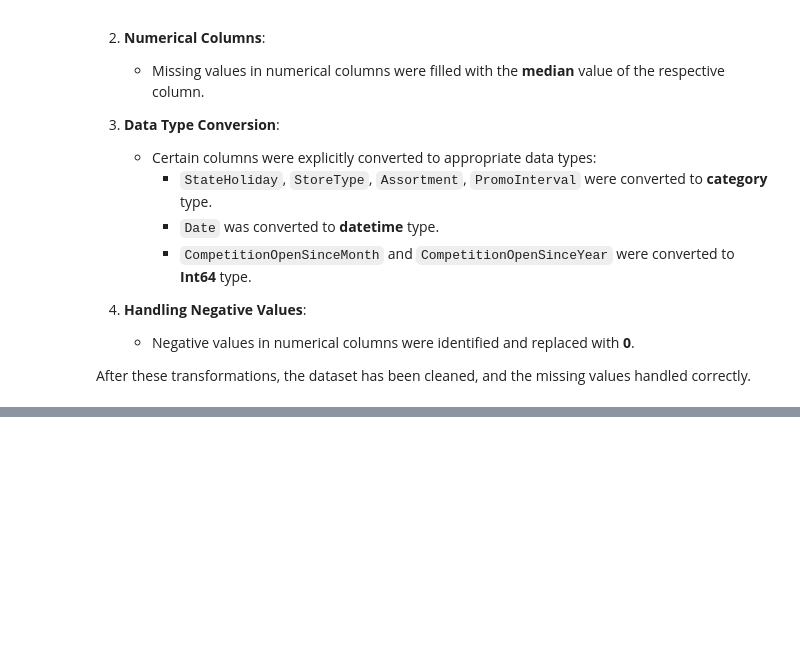
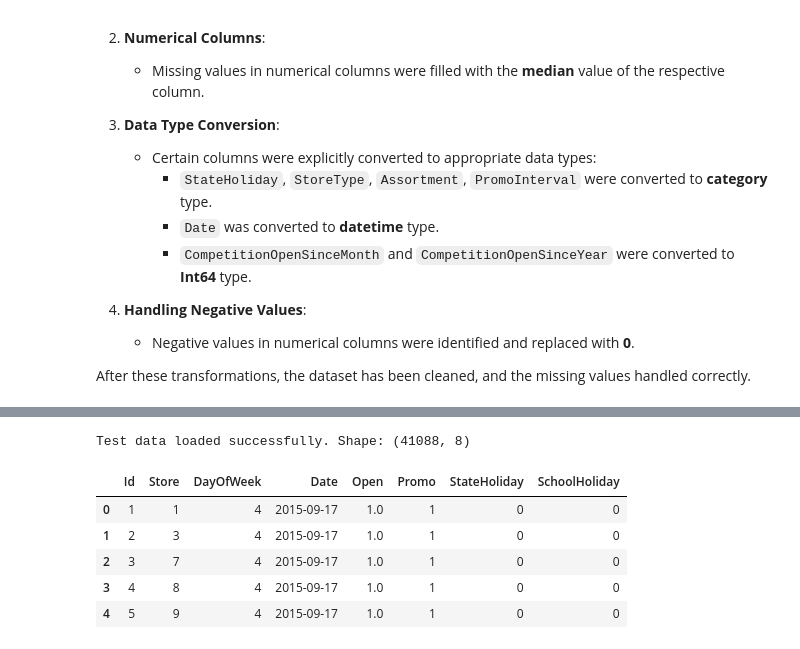
Before and after one commit to b-sam16/Rossmann-Sales-Forecasting, a Jupyter notebook: notebooks/eda.ipynb, the cells around one changed output, grey strips where cells are left out. Cells and saved outputs as stored; diff of their text form; code cells hidden in the pictures; blank space fills up the shorter version.

```diff
--- a/notebooks/eda.ipynb
+++ b/notebooks/eda.ipynb
@@ -217 +219,17 @@ print("Outliers handled successfully.")
 Outliers handled successfully.
+# %%
+# Load test dataset
+test_path = '../data/raw/test.csv'  # Update the path to your test data if different
+test_df = pd.read_csv(test_path)
+print(f"Test data loaded successfully. Shape: {test_df.shape}")
+
+# Preview test data
+test_df.head()
+# %% [output]
+Test data loaded successfully. Shape: (41088, 8)
+|  | Id | Store | DayOfWeek | Date | Open | Promo | StateHoliday | SchoolHoliday |
+| 0 | 1 | 1 | 4 | 2015-09-17 | 1.0 | 1 | 0 | 0 |
+| 1 | 2 | 3 | 4 | 2015-09-17 | 1.0 | 1 | 0 | 0 |
+| 2 | 3 | 7 | 4 | 2015-09-17 | 1.0 | 1 | 0 | 0 |
+| 3 | 4 | 8 | 4 | 2015-09-17 | 1.0 | 1 | 0 | 0 |
+| 4 | 5 | 9 | 4 | 2015-09-17 | 1.0 | 1 | 0 | 0 |
```
Also changed, not shown: parts of 9 cells of this notebook, 1 other file.
